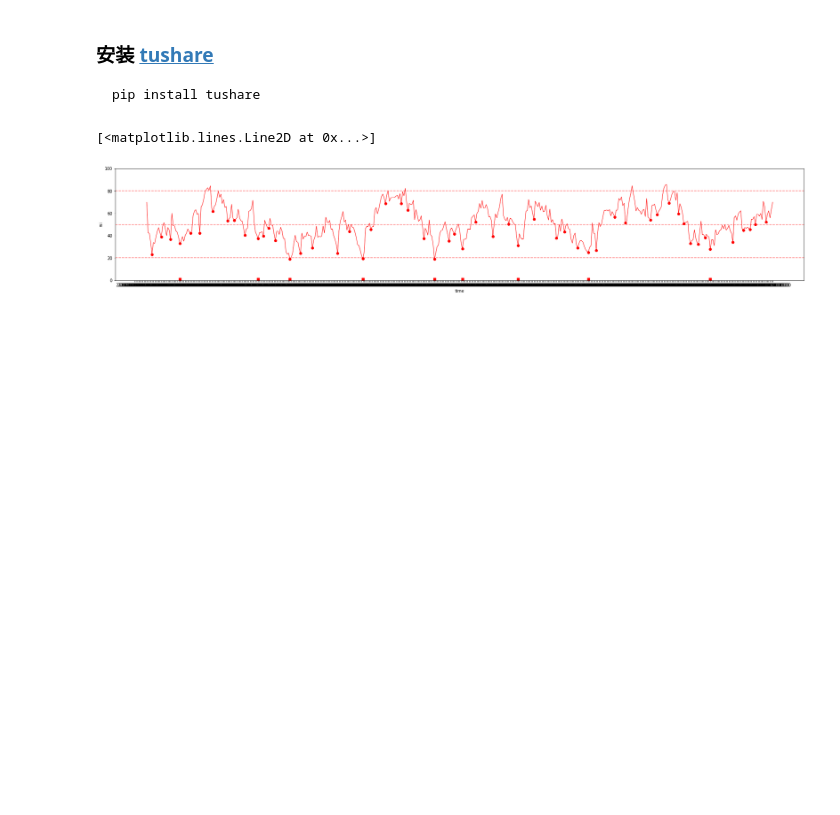
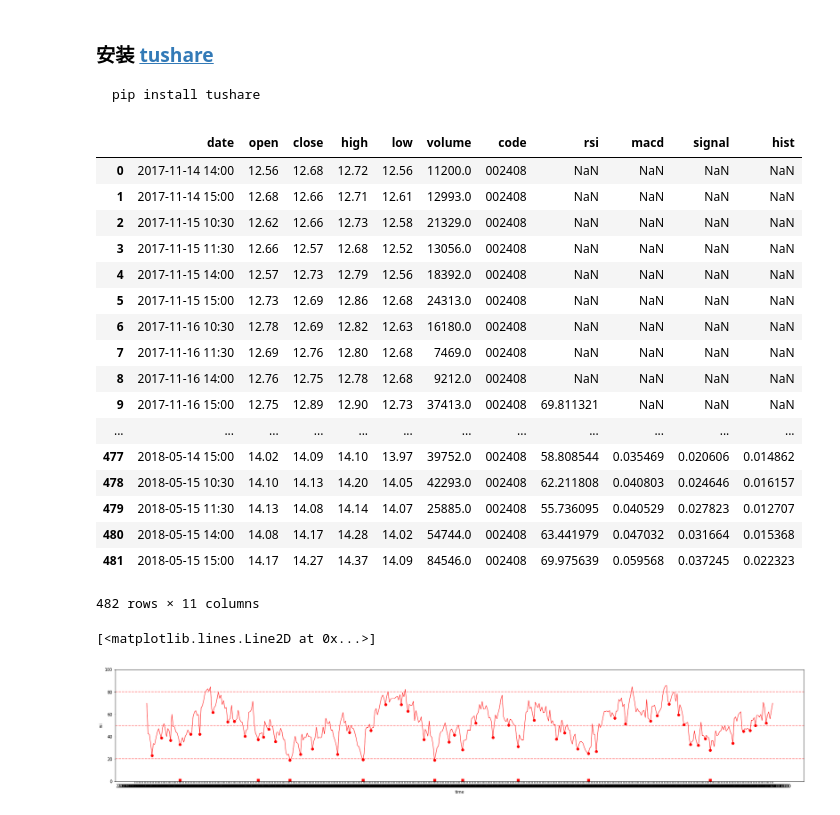
Before and after one commit to huanghan/notebook-01, a Jupyter notebook: tushareAPI.ipynb, the cells around one changed output. Saved outputs shown, nothing was run; the diff lists cells and outputs as text; code cells hidden in the pictures; blank space fills up the shorter version.

```diff
--- a/tushareAPI.ipynb
+++ b/tushareAPI.ipynb
@@ -4,21 +4,41 @@
 # %%
 import tushare as ts
 import matplotlib.pyplot as plt
 import matplotlib.finance as mpf
 import numpy as np
 import talib as tl
 import pandas as pd
 import datetime as dt
 
 
 df = ts.get_k_data('002408', ktype='60',autype="qfq",index=False)
 
 
 
 
 #RSI
 df["rsi"] = tl.RSI(df['close'].values, timeperiod=9)
 df["macd"],df["signal"],df["hist"] = tl.MACD(df['close'].values, fastperiod=12, slowperiod=26, signalperiod=9)
+df
+# %% [output]
+|  | date | open | close | high | low | volume | code | rsi | macd | signal | hist |
+| 0 | 2017-11-14 14:00 | 12.56 | 12.68 | 12.72 | 12.56 | 11200.0 | 002408 | NaN | NaN | NaN | NaN |
+| 1 | 2017-11-14 15:00 | 12.68 | 12.66 | 12.71 | 12.61 | 12993.0 | 002408 | NaN | NaN | NaN | NaN |
+| 2 | 2017-11-15 10:30 | 12.62 | 12.66 | 12.73 | 12.58 | 21329.0 | 002408 | NaN | NaN | NaN | NaN |
+| 3 | 2017-11-15 11:30 | 12.66 | 12.57 | 12.68 | 12.52 | 13056.0 | 002408 | NaN | NaN | NaN | NaN |
+| 4 | 2017-11-15 14:00 | 12.57 | 12.73 | 12.79 | 12.56 | 18392.0 | 002408 | NaN | NaN | NaN | NaN |
+| 5 | 2017-11-15 15:00 | 12.73 | 12.69 | 12.86 | 12.68 | 24313.0 | 002408 | NaN | NaN | NaN | NaN |
+| 6 | 2017-11-16 10:30 | 12.78 | 12.69 | 12.82 | 12.63 | 16180.0 | 002408 | NaN | NaN | NaN | NaN |
+| 7 | 2017-11-16 11:30 | 12.69 | 12.76 | 12.80 | 12.68 | 7469.0 | 002408 | NaN | NaN | NaN | NaN |
+| 8 | 2017-11-16 14:00 | 12.76 | 12.75 | 12.78 | 12.68 | 9212.0 | 002408 | NaN | NaN | NaN | NaN |
+| 9 | 2017-11-16 15:00 | 12.75 | 12.89 | 12.90 | 12.73 | 37413.0 | 002408 | 69.811321 | NaN | NaN | NaN |
+| ... | ... | ... | ... | ... | ... | ... | ... | ... | ... | ... | ... |
+| 477 | 2018-05-14 15:00 | 14.02 | 14.09 | 14.10 | 13.97 | 39752.0 | 002408 | 58.808544 | 0.035469 | 0.020606 | 0.014862 |
+| 478 | 2018-05-15 10:30 | 14.10 | 14.13 | 14.20 | 14.05 | 42293.0 | 002408 | 62.211808 | 0.040803 | 0.024646 | 0.016157 |
+| 479 | 2018-05-15 11:30 | 14.13 | 14.08 | 14.14 | 14.07 | 25885.0 | 002408 | 55.736095 | 0.040529 | 0.027823 | 0.012707 |
+| 480 | 2018-05-15 14:00 | 14.08 | 14.17 | 14.28 | 14.02 | 54744.0 | 002408 | 63.441979 | 0.047032 | 0.031664 | 0.015368 |
+| 481 | 2018-05-15 15:00 | 14.17 | 14.27 | 14.37 | 14.09 | 84546.0 | 002408 | 69.975639 | 0.059568 | 0.037245 | 0.022323 |
+482 rows × 11 columns
 # %%
 #绘制RSI线图
 
```
Also changed, not shown: parts of 1 cell of this notebook.
